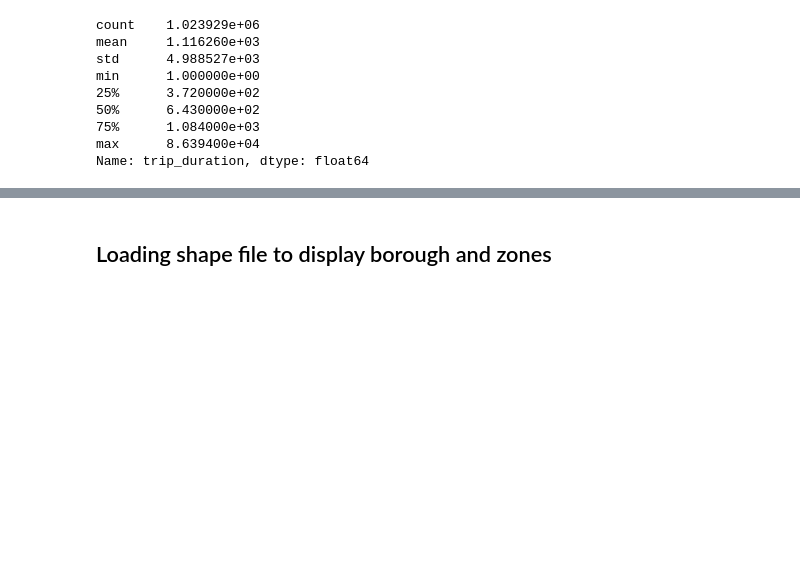
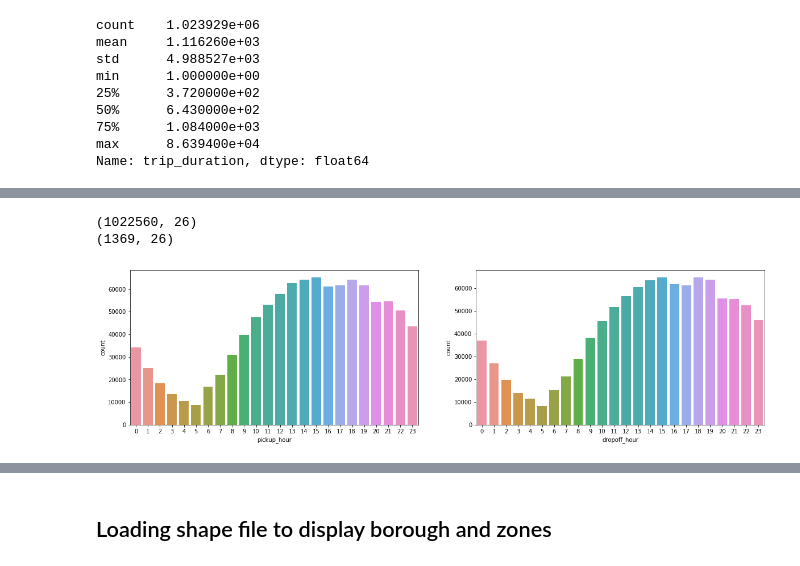
Before and after one commit to maliakber/algorithm-data-model-csc-501, a Jupyter notebook: source/assignment-2/assignment-2-jupnote.ipynb, the cells around one changed output, grey strips where cells are left out. Saved outputs shown, nothing was run; the diff lists cells and outputs as text; code cells hidden in the pictures; blank space fills up the shorter version.

```diff
--- a/source/assignment-2/assignment-2-jupnote.ipynb
+++ b/source/assignment-2/assignment-2-jupnote.ipynb
@@ -373,0 +386,15 @@ plt.show()
+# %%
+short_distance = taxiSample[taxiSample.trip_distance<25.0]
+long_distance = taxiSample[taxiSample.trip_distance>=25.0]
+print(short_distance.shape)
+print(long_distance.shape)
+# %% [output]
+(1022560, 26)
+(1369, 26)
+# %%
+fig, ax = plt.subplots(1, 2, figsize=(20,5))
+sns.countplot(x="pickup_hour", data=short_distance, ax=ax[0])
+sns.countplot(x="dropoff_hour", data=short_distance, ax=ax[1])
+plt.show()
+# %% [output]
+[figure, added]
```
Also changed, not shown: parts of 34 cells of this notebook.
